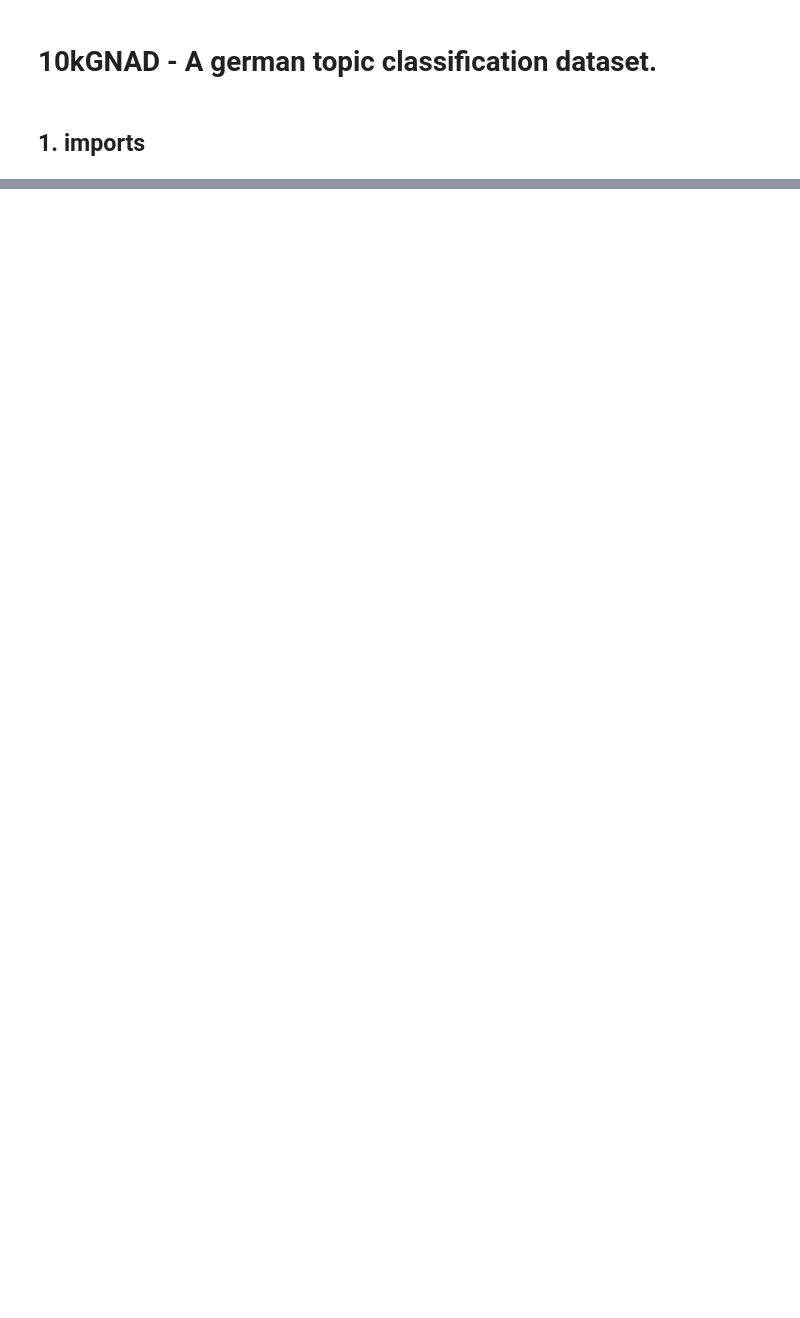
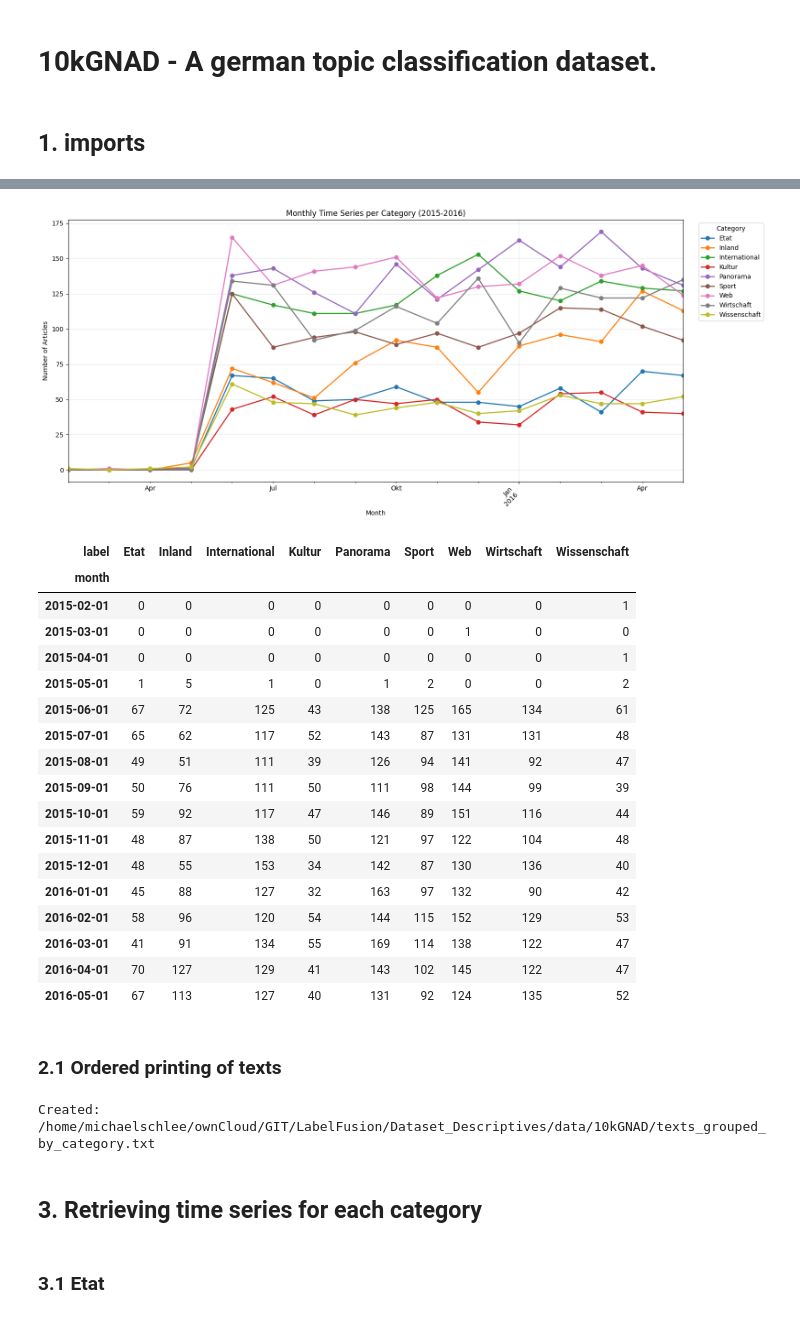
Before and after one commit to DataandAIReseach/LabelFusion, a Jupyter notebook: Dataset_Descriptives/10kGNAD .ipynb, the cells around one changed output, grey strips where cells are left out. Saved outputs shown, nothing was run; the diff lists cells and outputs as text; code cells hidden in the pictures; blank space fills up the shorter version.

```diff
--- a/Dataset_Descriptives/10kGNAD .ipynb
+++ b/Dataset_Descriptives/10kGNAD .ipynb
@@ -312,0 +108,59 @@ train_with_timestamps.head(2)
+# %%
+# Monthly time series per category
+ax = month_cat_counts.plot(kind="line", figsize=(16, 7), marker="o", linewidth=1.8)
+ax.set_title("Monthly Time Series per Category (2015-2016)")
+ax.set_xlabel("Month")
+ax.set_ylabel("Number of Articles")
+plt.xticks(rotation=45, ha="right")
+plt.grid(True, alpha=0.3)
+plt.legend(title="Category", bbox_to_anchor=(1.02, 1), loc="upper left")
+plt.tight_layout()
+plt.show()
+
+month_cat_counts
+# %% [output]
+[figure, added]
+| label | Etat | Inland | International | Kultur | Panorama | Sport | Web | Wirtschaft | Wissenschaft |
+| month |  |  |  |  |  |  |  |  |  |
+| 2015-02-01 | 0 | 0 | 0 | 0 | 0 | 0 | 0 | 0 | 1 |
+| 2015-03-01 | 0 | 0 | 0 | 0 | 0 | 0 | 1 | 0 | 0 |
+| 2015-04-01 | 0 | 0 | 0 | 0 | 0 | 0 | 0 | 0 | 1 |
+| 2015-05-01 | 1 | 5 | 1 | 0 | 1 | 2 | 0 | 0 | 2 |
+| 2015-06-01 | 67 | 72 | 125 | 43 | 138 | 125 | 165 | 134 | 61 |
+| 2015-07-01 | 65 | 62 | 117 | 52 | 143 | 87 | 131 | 131 | 48 |
+| 2015-08-01 | 49 | 51 | 111 | 39 | 126 | 94 | 141 | 92 | 47 |
+| 2015-09-01 | 50 | 76 | 111 | 50 | 111 | 98 | 144 | 99 | 39 |
+| 2015-10-01 | 59 | 92 | 117 | 47 | 146 | 89 | 151 | 116 | 44 |
+| 2015-11-01 | 48 | 87 | 138 | 50 | 121 | 97 | 122 | 104 | 48 |
+| 2015-12-01 | 48 | 55 | 153 | 34 | 142 | 87 | 130 | 136 | 40 |
+| 2016-01-01 | 45 | 88 | 127 | 32 | 163 | 97 | 132 | 90 | 42 |
+| 2016-02-01 | 58 | 96 | 120 | 54 | 144 | 115 | 152 | 129 | 53 |
+| 2016-03-01 | 41 | 91 | 134 | 55 | 169 | 114 | 138 | 122 | 47 |
+| 2016-04-01 | 70 | 127 | 129 | 41 | 143 | 102 | 145 | 122 | 47 |
+| 2016-05-01 | 67 | 113 | 127 | 40 | 131 | 92 | 124 | 135 | 52 |
+# %% [markdown]
+### 2.1 Ordered printing of texts
+# %%
+from pathlib import Path
+
+# Combine train and test so all available texts are included.
+all_texts_df = pd.concat([train_df, test_df], ignore_index=True)
+all_texts_df = all_texts_df.dropna(subset=["label", "text"])
+
+output_path = Path("/home/michaelschlee/ownCloud/GIT/LabelFusion/Dataset_Descriptives/data/10kGNAD/texts_grouped_by_category.txt")
+
+with output_path.open("w", encoding="utf-8") as f:
+    for category in sorted(all_texts_df["label"].unique()):
+        f.write(f"=== {category} ===\n\n")
+        category_texts = all_texts_df.loc[all_texts_df["label"] == category, "text"]
+        for text in category_texts:
+            f.write(str(text).strip())
+            f.write("\n\n")
+
+print(f"Created: {output_path}")
+# %% [output]
+Created: /home/michaelschlee/ownCloud/GIT/LabelFusion/Dataset_Descriptives/data/10kGNAD/texts_grouped_by_category.txt
+# %% [markdown]
+## 3. Retrieving time series for each category
+# %% [markdown]
+### 3.1 Etat
```
Also changed, not shown: parts of 24 cells of this notebook, 15 other files.
